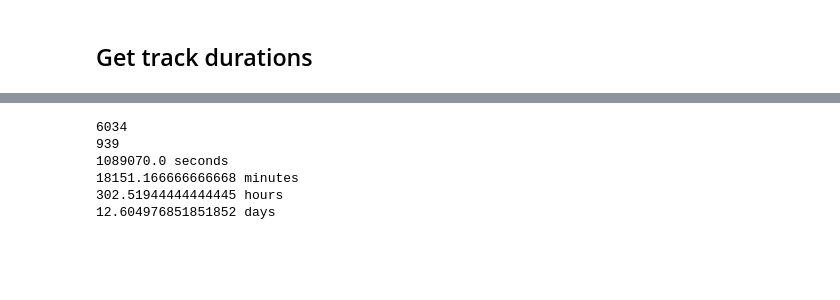
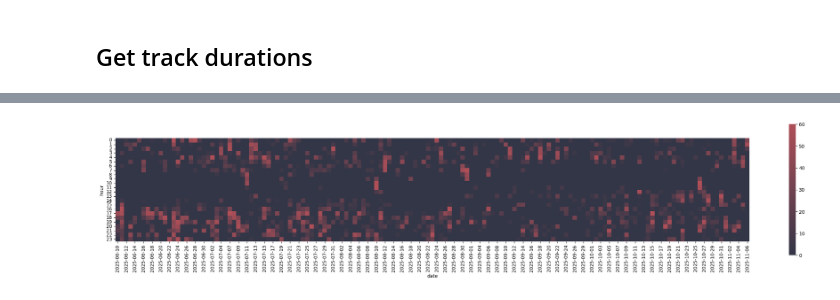
Before and after one commit to joloujo/streaming-stats, a Jupyter notebook: src/main.ipynb, the cells around one changed output, grey strips where cells are left out. Saved outputs shown, nothing was run; the diff lists cells and outputs as text; code cells hidden in the pictures; blank space fills up the shorter version.

Commit message:
Heatmap

```diff
--- a/src/main.ipynb
+++ b/src/main.ipynb
@@ -3,6 +3,7 @@
 # %%
 USERNAME = 'joloujo'
 TIMEZONE = 'US/Eastern'
+UPDATE = False
 # %% [markdown]
 ## Set up pyLast
 # %%
@@ -143,15 +145,27 @@ Saved up to track 6028 in 0.8344000088982284 ms.
 # %%
-print(len(tracks))
-print((tracks['duration'] == 0).sum())
-total_duration = tracks['duration'].sum()
-print(f'{total_duration / 1000} seconds')
-print(f'{total_duration / (60 * 1000)} minutes')
-print(f'{total_duration / (60 * 60 * 1000)} hours')
-print(f'{total_duration / (24 * 60 * 60 * 1000)} days')
+import matplotlib.pyplot as plt
+from matplotlib.colors import ListedColormap
+import seaborn as sns
+
+heatmap_data = pd.DataFrame()
+heatmap_data['date'] = tracks['timestamp'].dt.date
+heatmap_data['hour'] = tracks['timestamp'].dt.hour
+heatmap_data['duration'] = tracks['duration']
+
+grouped_heatmap_data = heatmap_data.groupby(['date', 'hour'], as_index=False).sum()
+grouped_heatmap_data['duration'] = grouped_heatmap_data['duration'].div(60 * 1000)
+
+heatmap = grouped_heatmap_data.pivot(index='hour', columns='date', values='duration').fillna(0)
+
+N = 256
+vals = np.ones((N, 4))
+vals[:, 0] = np.linspace(51, 175, N)/255
+vals[:, 1] = np.linspace(54, 79, N)/255
+vals[:, 2] = np.linspace(71, 88, N)/255
+newcmp = ListedColormap(vals)
+
+fig = plt.figure(figsize=(30, 5))
+plot = sns.heatmap(heatmap, vmin=0, vmax=60, square=True, cmap=newcmp)
+fig.savefig("heatmap.png") # type: ignore
 # %% [output]
-6034
-939
-1089070.0 seconds
-18151.166666666668 minutes
-302.51944444444445 hours
-12.604976851851852 days
+[figure, added]
```
Also changed, not shown: parts of 2 cells of this notebook, 4 other files.
